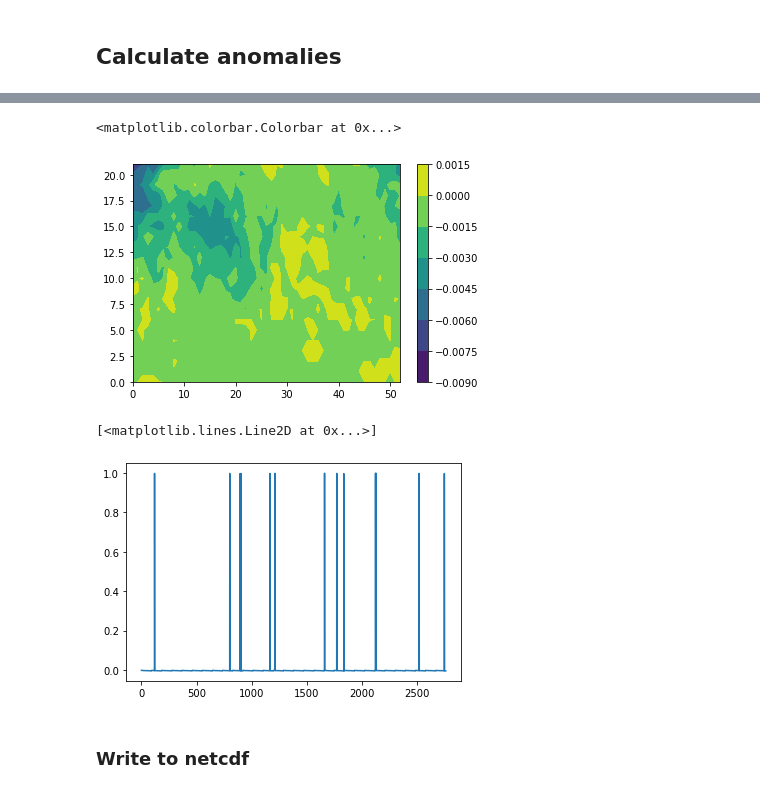
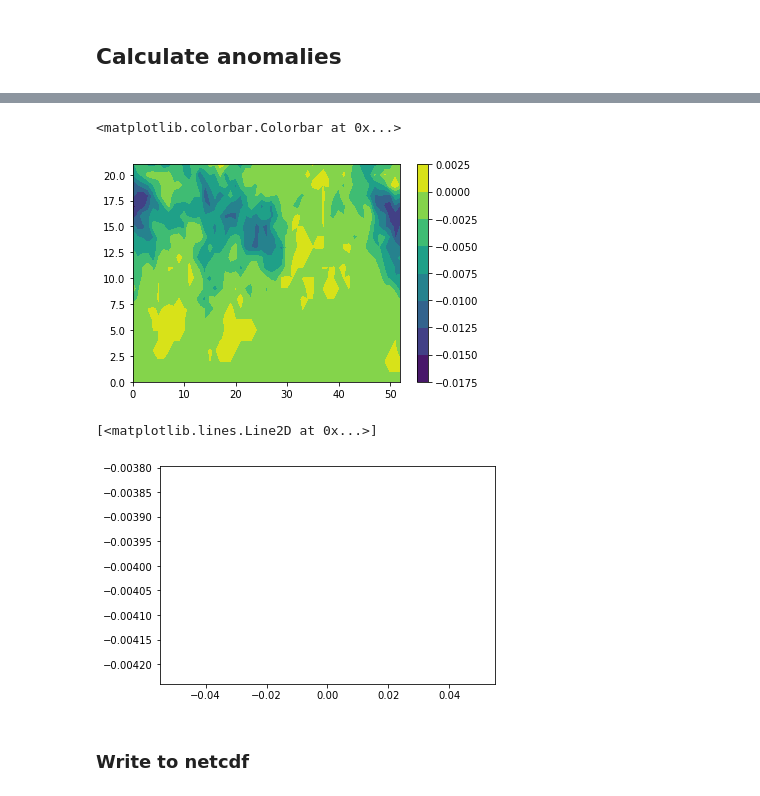
Before and after one commit to mkorendyke/CLIM680, a Jupyter notebook: AR_notrack_3.calcanoms.ipynb, the cells around one changed output, grey strips where cells are left out. Cells and saved outputs as stored; diff of their text form; code cells hidden in the pictures.

```diff
--- a/AR_notrack_3.calcanoms.ipynb
+++ b/AR_notrack_3.calcanoms.ipynb
@@ -73,7 +73,7 @@ import numpy as np
 # %% [markdown]
 ## Constants
 # %%
-era5 = False
+era5 = True
 res = '1279'
 resolution = 'tco' + res
 threshold = '10%'
@@ -308,14 +259,14 @@ Data variables:
 # %%
-plt.contourf(ds_anoms.river[0,6,:,:])
+plt.contourf(ds_anoms.river[6,:,:])
 plt.colorbar()
 # %% [output]
 <matplotlib.colorbar.Colorbar at 0x...>
-[figure, old version]
+[figure, new version]
 # %%
-plt.plot(ds_anoms['river'][:,0,12,25])
+plt.plot(ds_anoms['river'][0,12,25])
 # %% [output]
 [<matplotlib.lines.Line2D at 0x...>]
-[figure, old version]
+[figure, new version]
 # %%
 climo = climo.to_dataset(name='river_clim')
 # %% [markdown]
```
Also changed, not shown: parts of 11 cells of this notebook, 3 other files.
